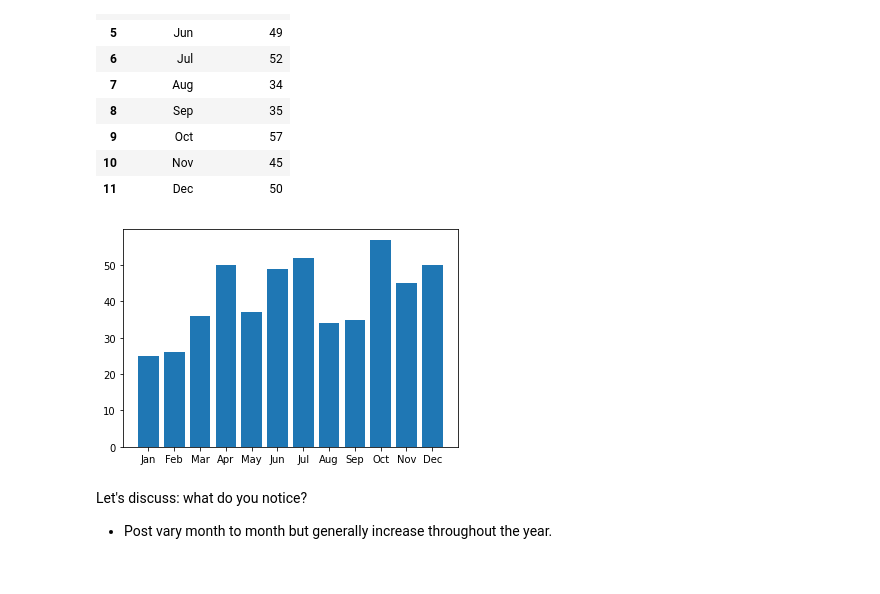
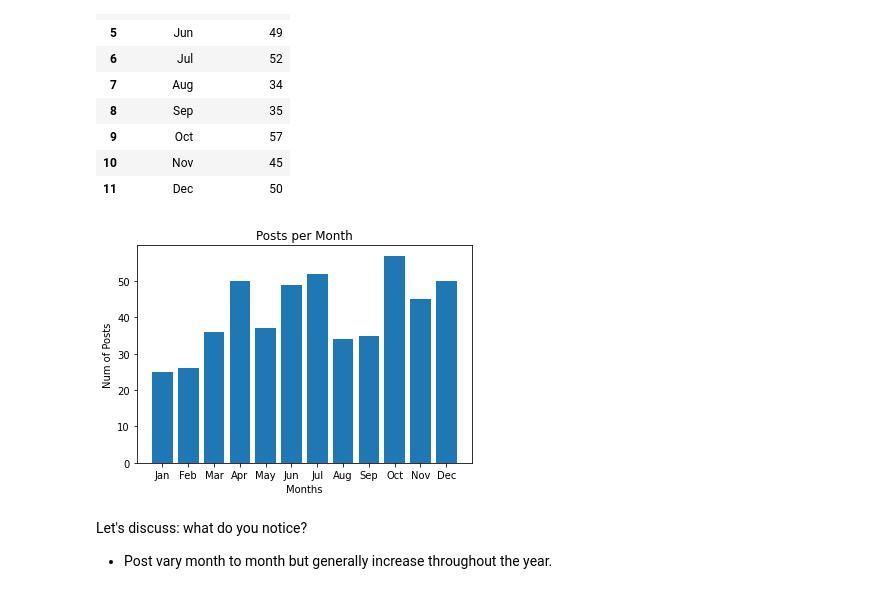
Before and after one commit to DrewAlderfer/NYC-DS-091922, a Jupyter notebook: CodeChallengeReviews/Phase1/P1-Code-Challenge-Review.ipynb, the cells around one changed output. Drawn from its saved outputs; the diff is of its cells as text; code cells hidden in the pictures.

```diff
--- a/CodeChallengeReviews/Phase1/P1-Code-Challenge-Review.ipynb
+++ b/CodeChallengeReviews/Phase1/P1-Code-Challenge-Review.ipynb
@@ -211,11 +218,7 @@ Create a new column called `likes_per_impression` which divides the number of li
 # call_on_students(1)
 # %%
 # Your code here
-like = df['like']
-impr = df['Lifetime Post Total Impressions']
-tups = list(zip(like, impr))
-
-df['likes_per_impression'] = [x/y for (x, y) in tups]
+df['likes_per_impression'] = df['like'] / df['Lifetime Post Total Impressions']
 df.head()
 # %% [output]
 |  | Page total likes | Type | Category | Post Month | Post Weekday | Post Hour | Paid | ... |
@@ -232,7 +236,7 @@ Make a new column for this, `likes_per_impression_perc`, to capture this output.
 # call_on_students(1)
 # %%
 # Your code here
-df['likes_per_impression'] = df['likes_per_impression'].map(lambda x : x * 100)
+df['likes_per_impression_perc'] = df['likes_per_impression'].map(lambda x : x * 100)
 df.head()
 # %% [output]
 |  | Page total likes | Type | Category | Post Month | Post Weekday | Post Hour | Paid | ... |
@@ -353,11 +376,14 @@ posts_per_month
 # %%
 # Your code here
 # Now need to visualize
 fig, ax = plt.subplots(figsize=(6,4))
 
-ax.bar(x=posts_per_month['Post Month'], height=posts_per_month['num_of_posts'], label='Posts Per Month');
+ax.bar(x=posts_per_month['Post Month'], height=posts_per_month['num_of_posts'], label='Posts Per Month')
+ax.set_xlabel('Months')
+ax.set_ylabel('Num of Posts')
+ax.set_title('Posts per Month');
 # %% [output]
-[figure, old version]
+[figure, new version]
 # %% [markdown]
 Let's discuss: what do you notice?
 
```
Also changed, not shown: parts of 19 cells of this notebook, 4 other files.
